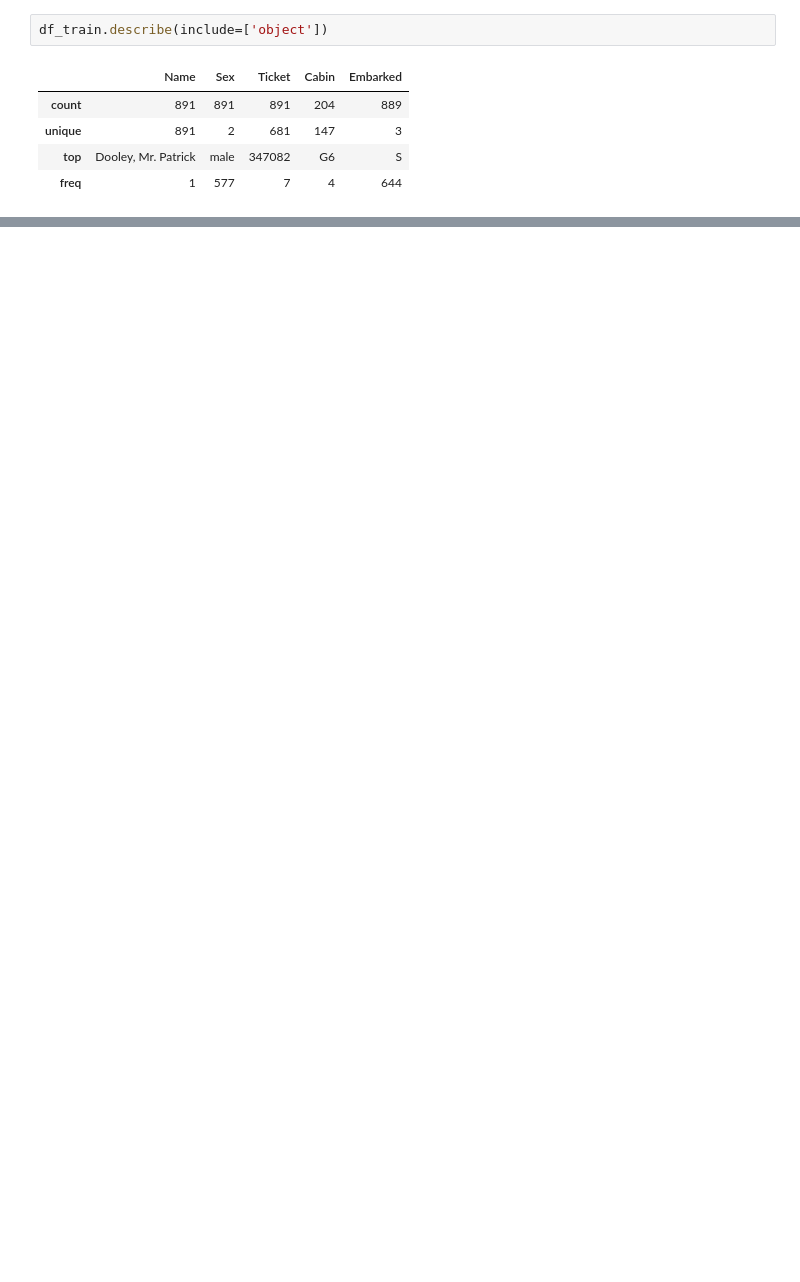
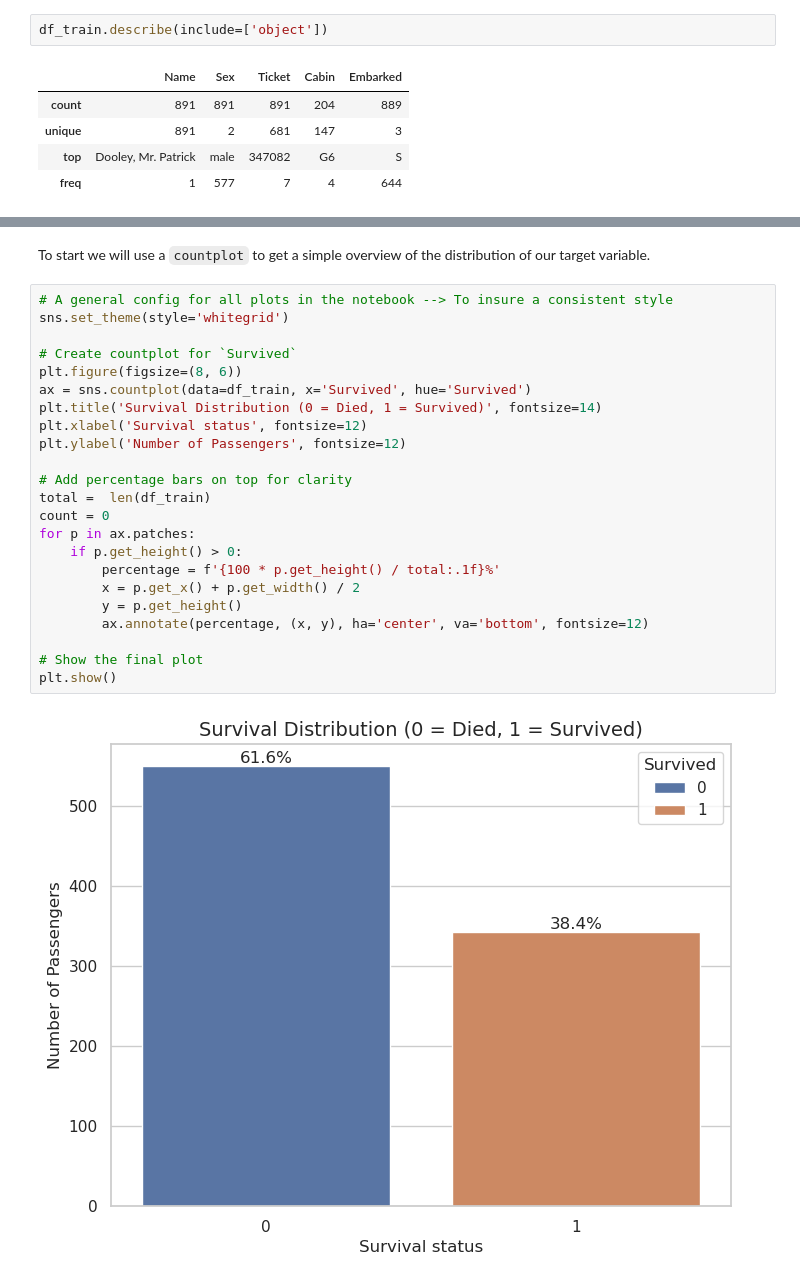
Before and after one commit to JonasLilletevedt/titanic-survival-prediction, a Jupyter notebook: notebooks/00_initial_data_exploration.ipynb, the cells around one changed output, grey strips where cells are left out. Drawn from its saved outputs; the diff is of its cells as text; blank space fills up the shorter version.

Commit message:
Started on EDA, done 3.1 "Analysis of the Target Varianble"

```diff
--- a/notebooks/00_initial_data_exploration.ipynb
+++ b/notebooks/00_initial_data_exploration.ipynb
@@ -168,0 +178,27 @@ A summary of categorical variables reveals key insights that dictates our featur
+# %% [markdown]
+To start we will use a `countplot` to get a simple overview of the distribution of our target variable.
+# %%
+# A general config for all plots in the notebook --> To insure a consistent style
+sns.set_theme(style='whitegrid')
+
+# Create countplot for `Survived`
+plt.figure(figsize=(8, 6))
+ax = sns.countplot(data=df_train, x='Survived', hue='Survived')
+plt.title('Survival Distribution (0 = Died, 1 = Survived)', fontsize=14)
+plt.xlabel('Survival status', fontsize=12)
+plt.ylabel('Number of Passengers', fontsize=12)
+
+# Add percentage bars on top for clarity
+total =  len(df_train)
+count = 0
+for p in ax.patches:
+    if p.get_height() > 0:
+        percentage = f'{100 * p.get_height() / total:.1f}%'
+        x = p.get_x() + p.get_width() / 2
+        y = p.get_height()
+        ax.annotate(percentage, (x, y), ha='center', va='bottom', fontsize=12)
+
+# Show the final plot
+plt.show()
+# %% [output]
+[figure, added]
```
Also changed, not shown: parts of 14 cells of this notebook.
